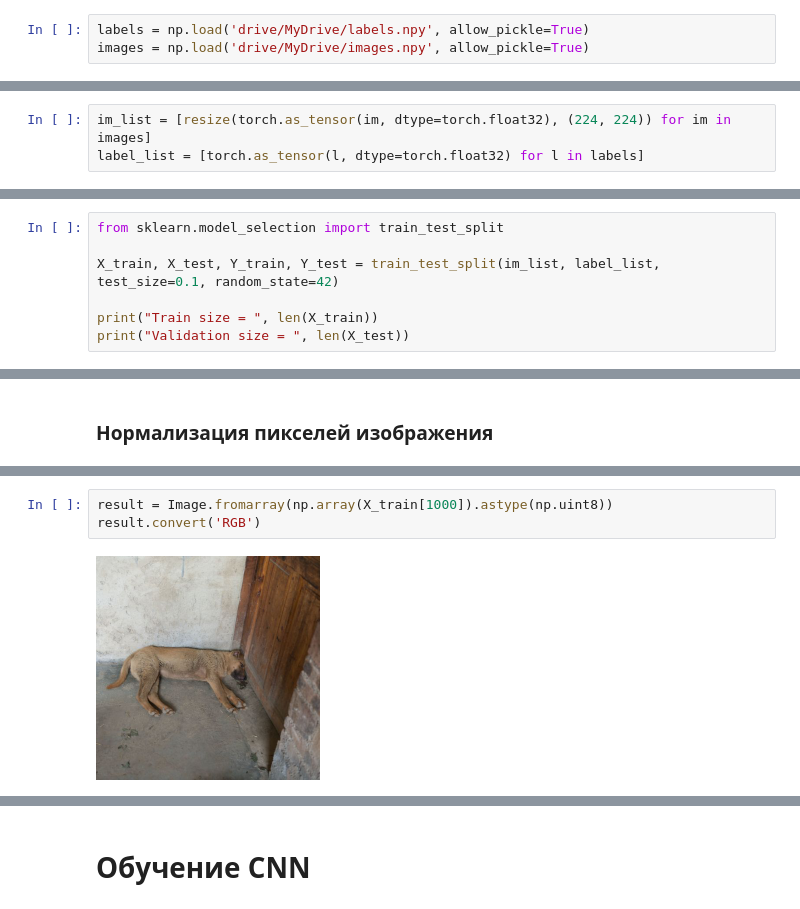
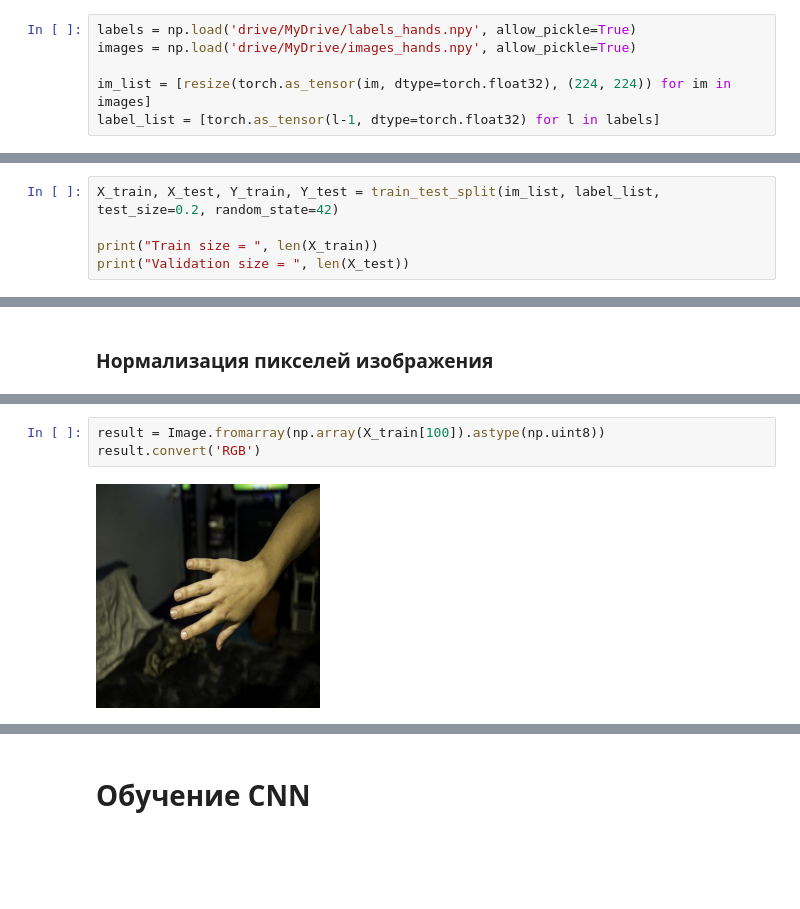
Before and after one commit to Alexdemenev/Gapminder, a Jupyter notebook: GapMinder_net.ipynb, the cells around one changed output, grey strips where cells are left out. Drawn from its saved outputs; the diff is of its cells as text; blank space fills up the shorter version.

```diff
--- a/GapMinder_net.ipynb
+++ b/GapMinder_net.ipynb
@@ -81,5 +85,8 @@ def print_worktime(start):
 # %% [markdown]
 # Подготовка трейн датасета
 # %%
-labels = np.load('drive/MyDrive/labels.npy', allow_pickle=True)
-images = np.load('drive/MyDrive/images.npy', allow_pickle=True)
+labels = np.load('drive/MyDrive/labels_hands.npy', allow_pickle=True)
+images = np.load('drive/MyDrive/images_hands.npy', allow_pickle=True)
+
+im_list = [resize(torch.as_tensor(im, dtype=torch.float32), (224, 224)) for im in images]
+label_list = [torch.as_tensor(l-1, dtype=torch.float32) for l in labels]
@@ -92,3 +92,0 @@ from torchvision import transforms
-# %%
-im_list = [resize(torch.as_tensor(im, dtype=torch.float32), (224, 224)) for im in images]
-label_list = [torch.as_tensor(l, dtype=torch.float32) for l in labels]
@@ -103,7 +105,5 @@ list
 # %%
-from sklearn.model_selection import train_test_split
-
-X_train, X_test, Y_train, Y_test = train_test_split(im_list, label_list, test_size=0.1, random_state=42)
+X_train, X_test, Y_train, Y_test = train_test_split(im_list, label_list, test_size=0.2, random_state=42)
 
 print("Train size = ", len(X_train))
 print("Validation size = ", len(X_test))
@@ -159,5 +137,5 @@ Text(0.5, 1.0, 'Распределение пикселей')
 # %%
-result = Image.fromarray(np.array(X_train[1000]).astype(np.uint8))
+result = Image.fromarray(np.array(X_train[100]).astype(np.uint8))
 result.convert('RGB')
 # %% [output]
-[figure, old version]
+[figure, new version]
```
Also changed, not shown: parts of 79 cells of this notebook.
